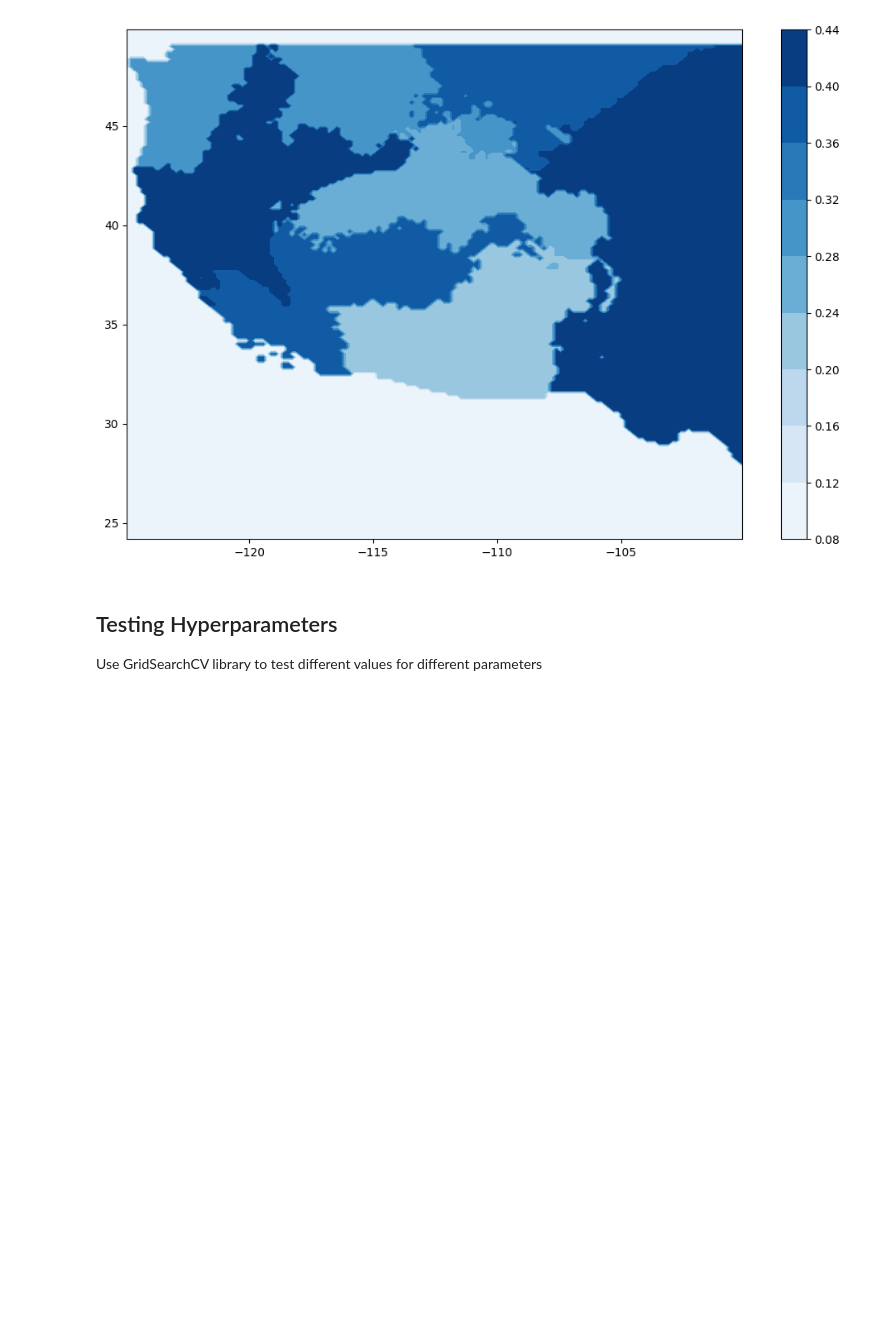
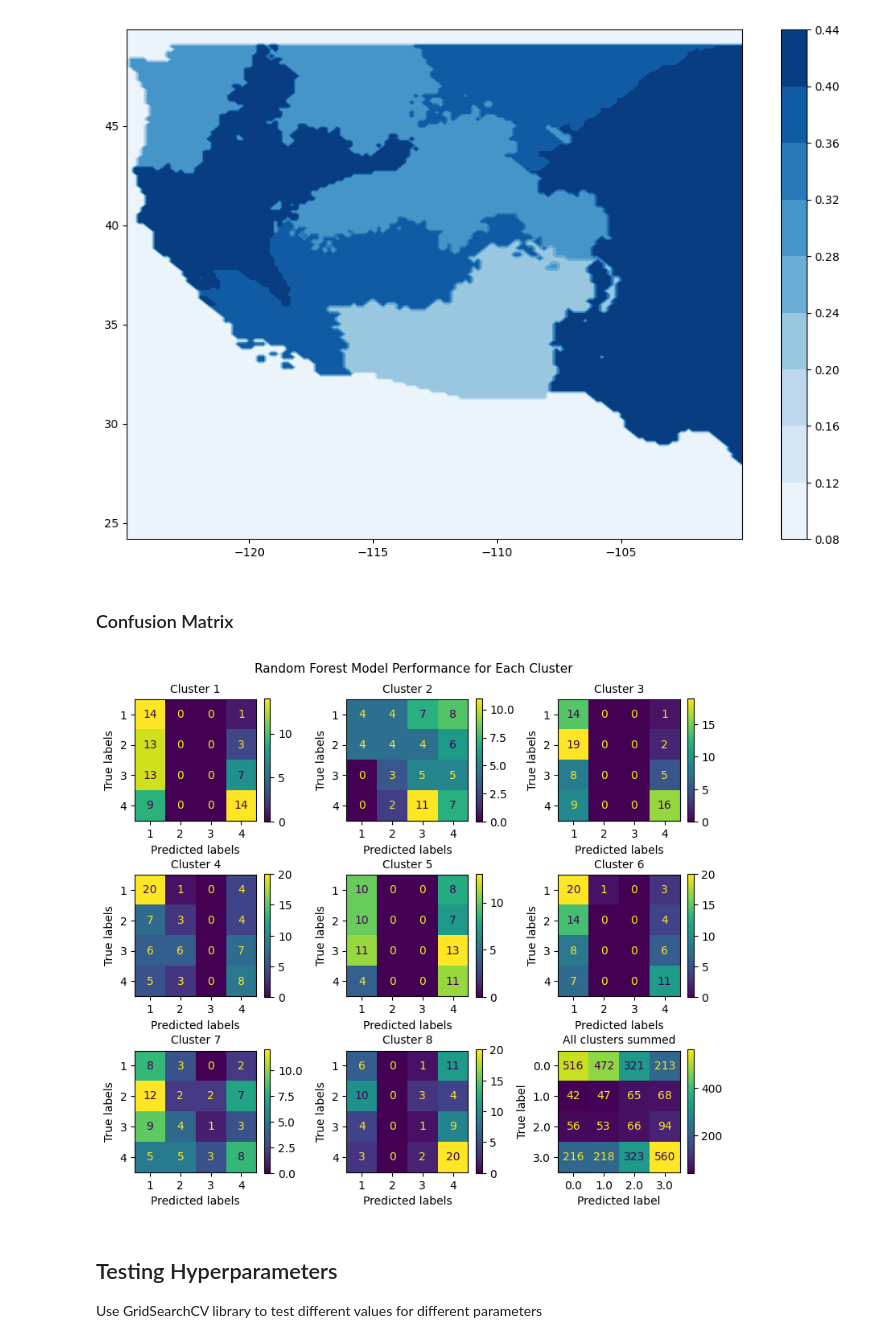
Before and after one commit to hwalters361/ML_rain_prediction, a Jupyter notebook: Introduction.ipynb, the cells around one changed output. Drawn from its saved outputs; the diff is of its cells as text; code cells hidden in the pictures; blank space fills up the shorter version.

Commit message:
added confusion matrix code

```diff
--- a/Introduction.ipynb
+++ b/Introduction.ipynb
@@ -490,6 +490,8 @@ def get_cluster_data(ind):
 We now have our nine label clusters and our input rows as well (which contain the flattened sea surface temperature data across the globe, excluding land coordinates). We'd like to train a random forest model on these as the first iteration of trying to fit a model.
 # %%
 trials = []
+conf_preds = []
+conf_labels = []
 for trial in range(5):
     accuracies = []
     for i in range(len(clusters)):
@@ -500,6 +502,8 @@ for trial in range(5):
         y_pred = rf.predict(X_test)
 
         accuracies.append(accuracy_score(y_test, y_pred))
+        conf_preds.append(y_pred)
+        conf_labels.append(y_test)
         print(f"Accuracy for cluster {i}: {accuracies[i]}")
     trials.append(accuracies)
 
@@ -544,6 +548,37 @@ plt.colorbar()
 plt.show()
 # %% [output]
 [figure]
+# %% [markdown]
+### Confusion Matrix
+# %%
+from sklearn.metrics import ConfusionMatrixDisplay
+
+def plot_confusion_matrices(predictions, correct_labels, title=""):
+    """ Plot the confusion matrices for a model for each cluster
+    Args:
+        predictions (list): A list of 8 lists, where the ith list corresponds to the model predictions for cluster i+1.
+        correct_labels (list): A list of 8 lists, where the ith list corresponds to the actual labels for cluster i+1
+        title (str) (optioanl): A title for the figure
+    """
+    fig, axes = plt.subplots(nrows=3, ncols=3, figsize=(8,7))
+    spec = fig.add_gridspec(2, 4)
+    flattened_axes = axes.flatten()
+    for i in range(8):
+        a = flattened_axes[i]
+        ConfusionMatrixDisplay.from_predictions([int(x + 1) for x in correct_labels[i]], [int(x + 1) for x in predictions[i]], ax=a)
+        a.set_title(label=f'Cluster {i+1}', fontdict={'fontsize':10})
+        a.set_xlabel(xlabel='Predicted labels',fontdict={'fontsize':10})
+        a.set_ylabel(ylabel='True labels',fontdict={'fontsize':10})
+        i += 1
+    ConfusionMatrixDisplay.from_predictions(np.array(predictions).flatten(),np.array(correct_labels).flatten(), ax=flattened_axes[8])
+    flattened_axes[8].set_title(label="All clusters summed", fontdict={'fontsize':10})
+    fig.suptitle(title, fontsize=11)
+    plt.tight_layout()
+    plt.show()
+
+plot_confusion_matrices(conf_preds, conf_labels, "Random Forest Model Performance for Each Cluster")
+# %% [output]
+[figure, added]
 # %% [markdown]
 ## Testing Hyperparameters
 
```
Also changed, not shown: parts of 2 cells of this notebook.
